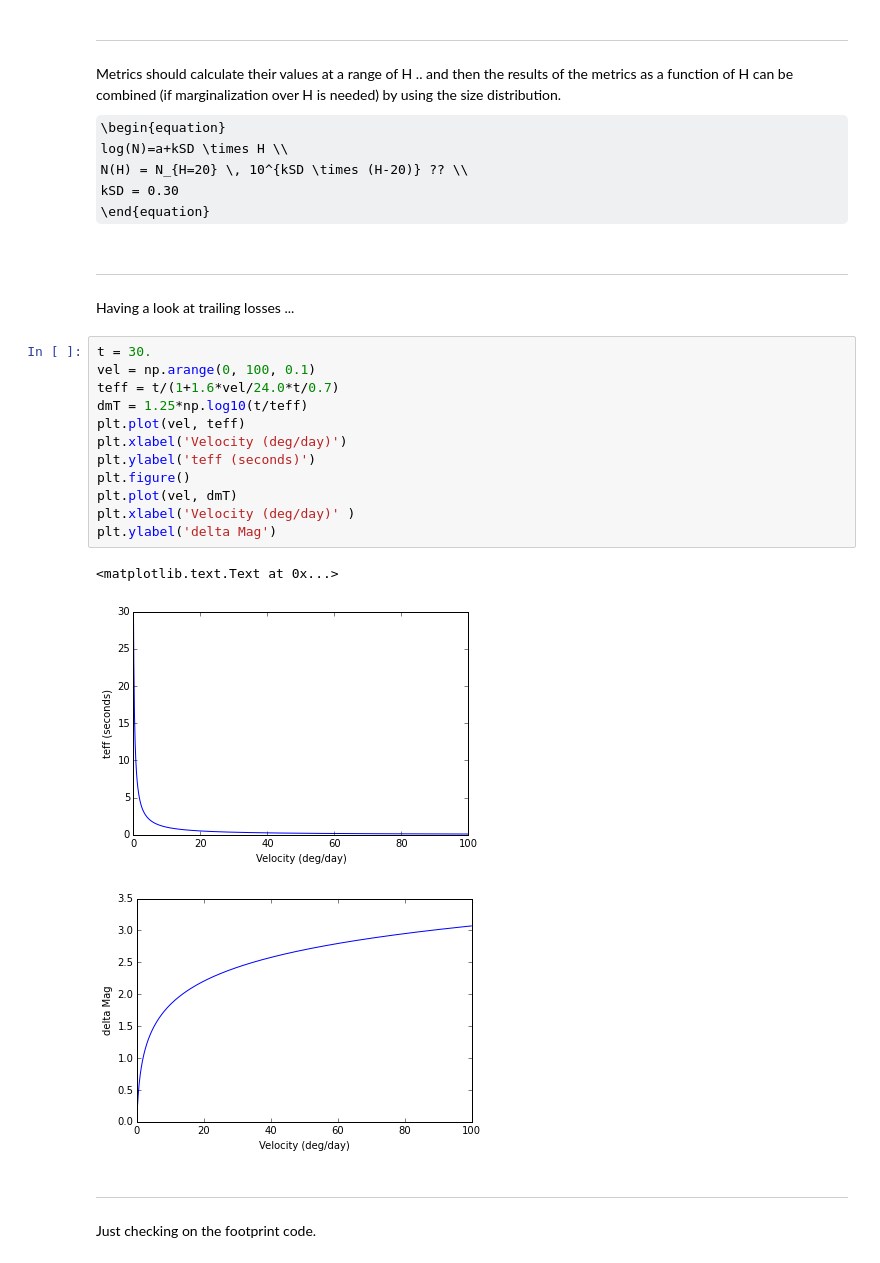
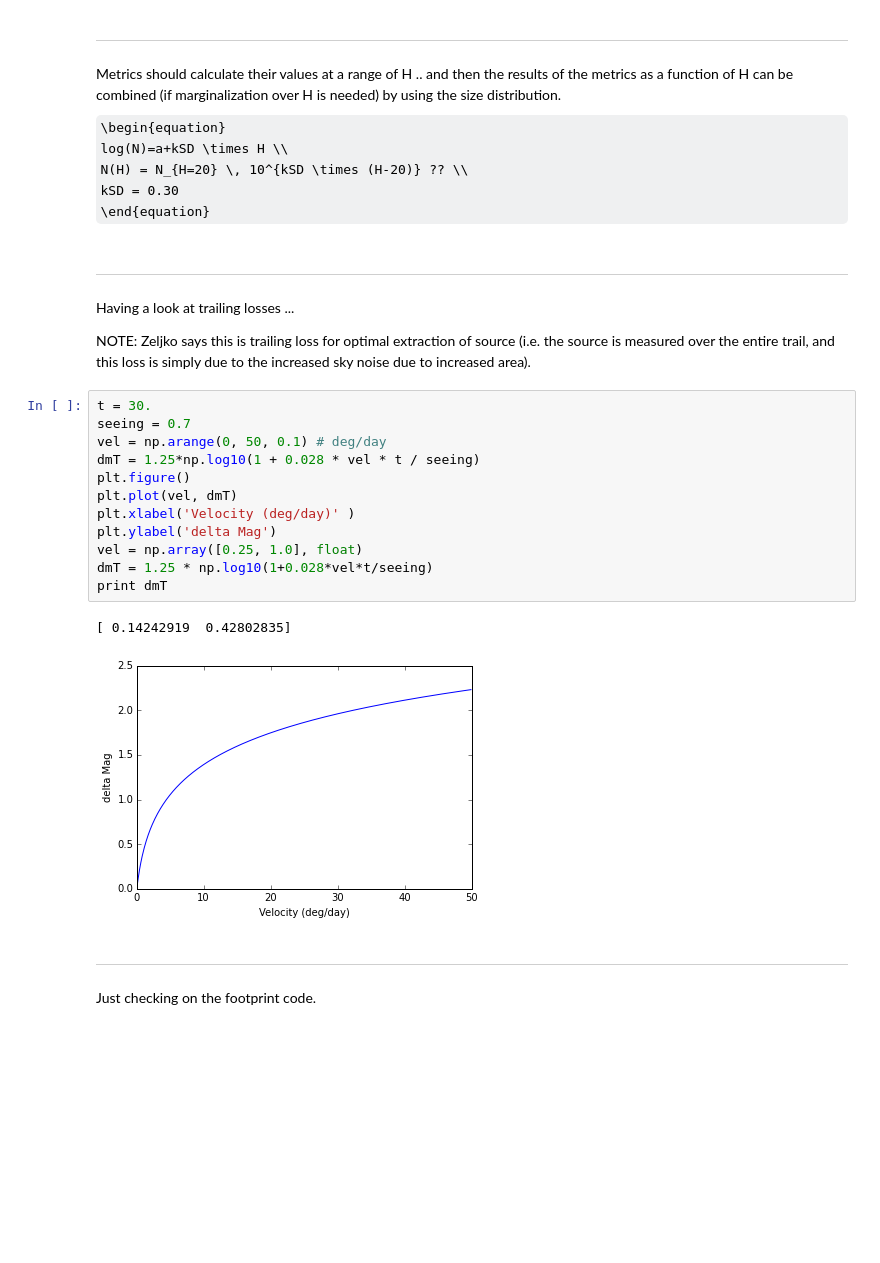
Before and after one commit to rhiannonlynne/MafSSO, a Jupyter notebook: Prototype Maf SSO detections.ipynb, the cells around one changed output. Drawn from its saved outputs; the diff is of its cells as text; some formulas as TeX source; blank space fills up the shorter version.

Commit message:
notes on workbooks from workshop

```diff
--- a/Prototype Maf SSO detections.ipynb
+++ b/Prototype Maf SSO detections.ipynb
@@ -630,25 +633,26 @@ log(N)=a+kSD \times H \\
 N(H) = N_{H=20} \, 10^{kSD \times (H-20)} ?? \\
 kSD = 0.30
 \end{equation}
-# %% [markdown]
----
-Having a look at trailing losses ...
+# %% [markdown]
+---
+Having a look at trailing losses ...
+
+NOTE: Zeljko says this is trailing loss for optimal extraction of source (i.e. the source is measured over the entire trail, and this loss is simply due to the increased sky noise due to increased area).
 # %%
 t = 30.
-vel = np.arange(0, 100, 0.1)
-teff = t/(1+1.6*vel/24.0*t/0.7)
-dmT = 1.25*np.log10(t/teff)
-plt.plot(vel, teff)
-plt.xlabel('Velocity (deg/day)')
-plt.ylabel('teff (seconds)')
+seeing = 0.7
+vel = np.arange(0, 50, 0.1) # deg/day
+dmT = 1.25*np.log10(1 + 0.028 * vel * t / seeing)
 plt.figure()
 plt.plot(vel, dmT)
 plt.xlabel('Velocity (deg/day)' )
 plt.ylabel('delta Mag')
+vel = np.array([0.25, 1.0], float)
+dmT = 1.25 * np.log10(1+0.028*vel*t/seeing)
+print dmT
 # %% [output]
-<matplotlib.text.Text at 0x...>
+[ 0.14242919  0.42802835]
-[figure, old version]
+[figure, new version]
-[figure, removed]
 # %% [markdown]
 ---
 Just checking on the footprint code.
```
Also changed, not shown: parts of 5 cells of this notebook, 1 other file.
